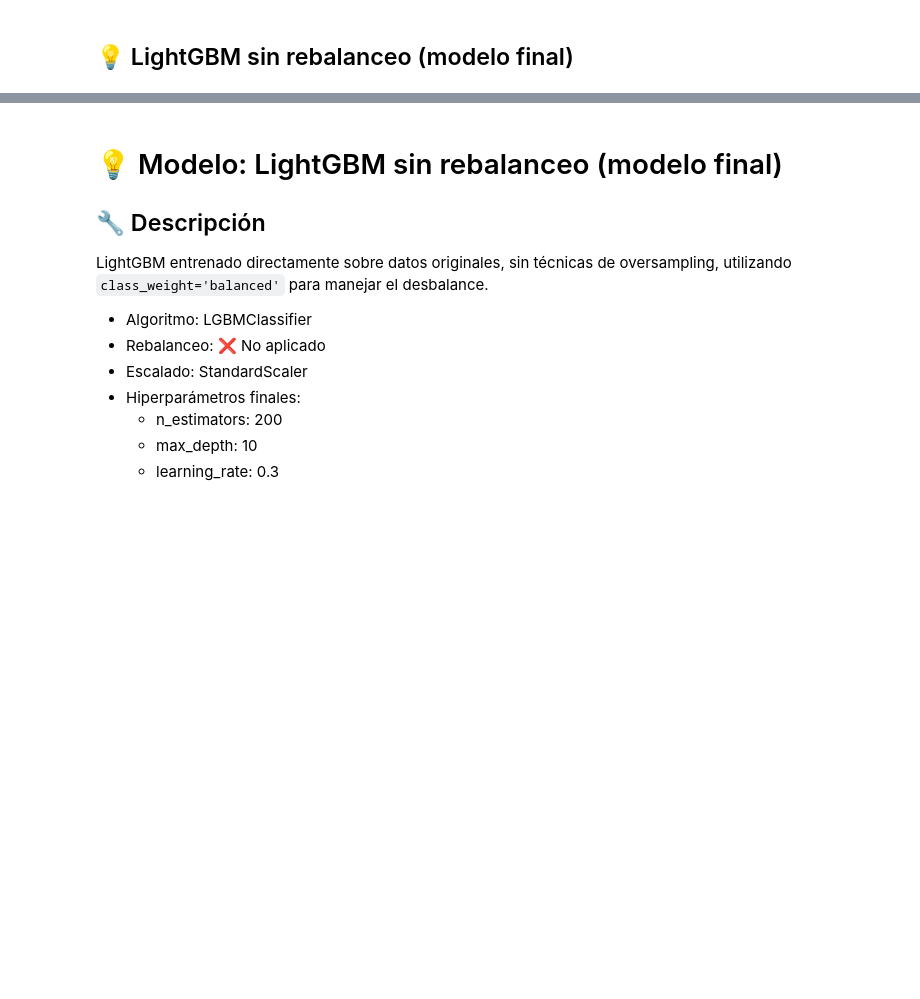
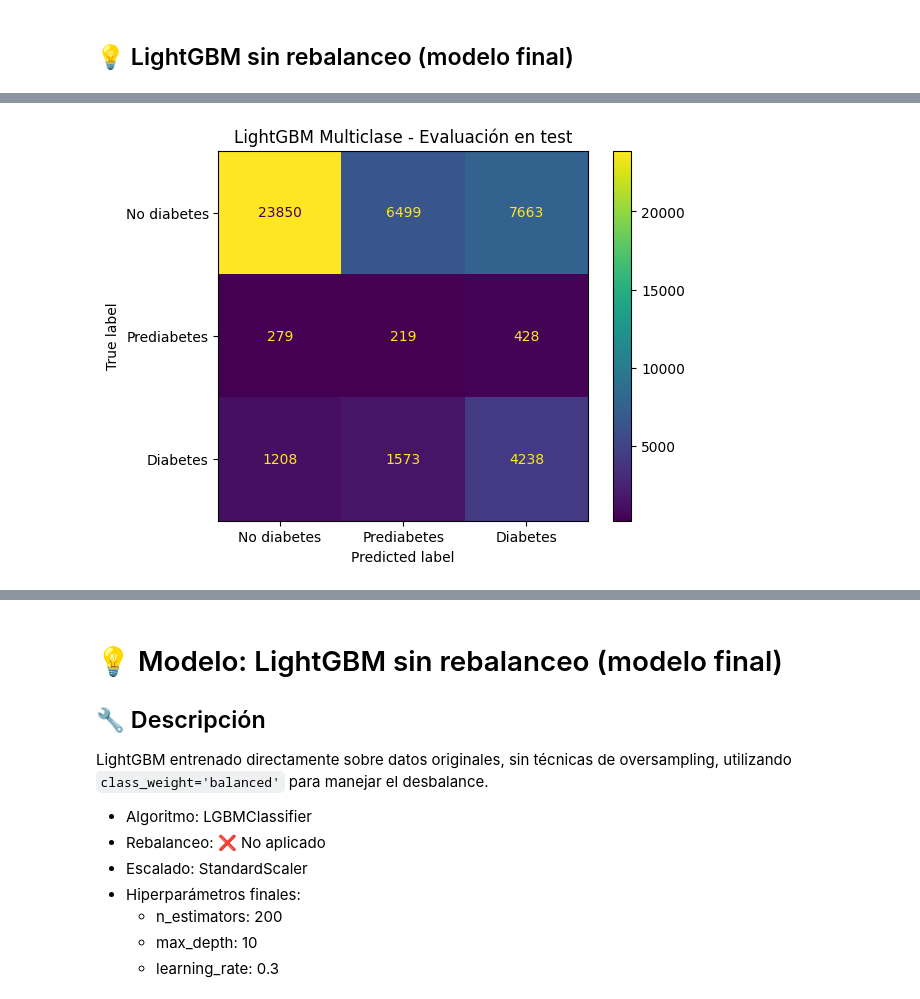
Before and after one commit to Bootcamp-IA-P4/multiclase-classifier_e2, a Jupyter notebook: docs/Modelos_completos_diabetes.ipynb, the cells around one changed output, grey strips where cells are left out. Drawn from its saved outputs; the diff is of its cells as text; code cells hidden in the pictures; blank space fills up the shorter version.

```diff
--- a/docs/Modelos_completos_diabetes.ipynb
+++ b/docs/Modelos_completos_diabetes.ipynb
@@ -161,0 +205,79 @@ NameError: name 'GridSearchCV' is not defined
+# %%
+# 📦 Importaciones necesarias
+import pandas as pd
+import matplotlib.pyplot as plt
+from sklearn.model_selection import train_test_split, GridSearchCV
+from sklearn.preprocessing import StandardScaler
+from sklearn.metrics import classification_report, ConfusionMatrixDisplay, accuracy_score, f1_score
+from lightgbm import LGBMClassifier
+
+# 1️⃣ Cargar y preparar los datos
+df = pd.read_csv("../data/diabetes_multiclass.csv").drop_duplicates()
+
+features = [
+    'BMI', 'Age', 'HighBP', 'HighChol', 'GenHlth',
+    'PhysHlth', 'DiffWalk', 'HeartDiseaseorAttack'
+]
+
+X = df[features]
+y = df["Diabetes_012"]
+
+X_train, X_test, y_train, y_test = train_test_split(
+    X, y, test_size=0.2, stratify=y, random_state=42
+)
+
+scaler = StandardScaler()
+X_train_scaled = scaler.fit_transform(X_train)
+X_test_scaled = scaler.transform(X_test)
+
+# 2️⃣ Definir y ajustar el modelo con GridSearchCV
+lgbm = LGBMClassifier(objective='multiclass', num_class=3, class_weight='balanced', random_state=42)
+
+param_grid = {
+    'n_estimators': [200],
+    'max_depth': [10],
+    'learning_rate': [0.3],
+    'subsample': [0.8],
+    'colsample_bytree': [1.0]
+}
+
+grid = GridSearchCV(lgbm, param_grid, cv=3, n_jobs=-1)
+grid.fit(X_train_scaled, y_train)
+
+best_lgbm = grid.best_estimator_
+
+# 3️⃣ Predicciones y evaluación en test
+y_pred_test = best_lgbm.predict(X_test_scaled)
+
+print("\n📊 Evaluación en test set")
+print(classification_report(y_test, y_pred_test, digits=3))
+
+ConfusionMatrixDisplay.from_predictions(
+    y_test, y_pred_test, display_labels=["No diabetes", "Prediabetes", "Diabetes"]
+)
+plt.title("LightGBM Multiclase - Evaluación en test")
+plt.show()
+
+# 4️⃣ Cálculo de overfitting: comparando train vs test
+y_pred_train = best_lgbm.predict(X_train_scaled)
+
+acc_train = accuracy_score(y_train, y_pred_train)
+acc_test = accuracy_score(y_test, y_pred_test)
+
+f1_train = f1_score(y_train, y_pred_train, average="macro")
+f1_test = f1_score(y_test, y_pred_test, average="macro")
+
+acc_diff = abs(acc_train - acc_test)
+f1_diff = abs(f1_train - f1_test)
+
+print("📉 Evaluación de Overfitting")
+print(f"✅ Accuracy train: {acc_train:.3f}")
+print(f"✅ Accuracy test : {acc_test:.3f}")
+print(f"📉 Diferencia    : {acc_diff*100:.2f}%\n")
+
+print(f"✅ F1 macro train: {f1_train:.3f}")
+print(f"✅ F1 macro test : {f1_test:.3f}")
+print(f"📉 Diferencia    : {f1_diff*100:.2f}%")
+
+# ✅ Si las diferencias son menores al 5%, tu modelo NO está sobreajustado
+# %% [output]
@@ -161,0 +303 @@ NameError: name 'GridSearchCV' is not defined
+[figure, added]
```
Also changed, not shown: parts of 4 cells of this notebook.
